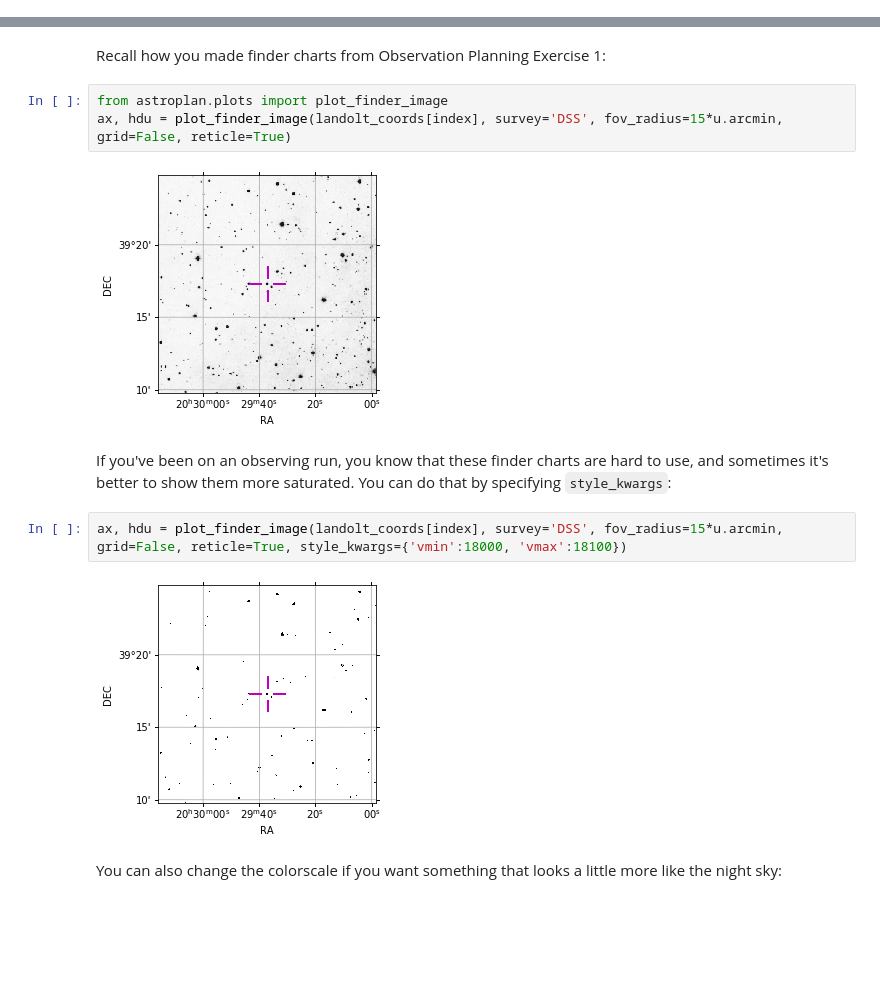
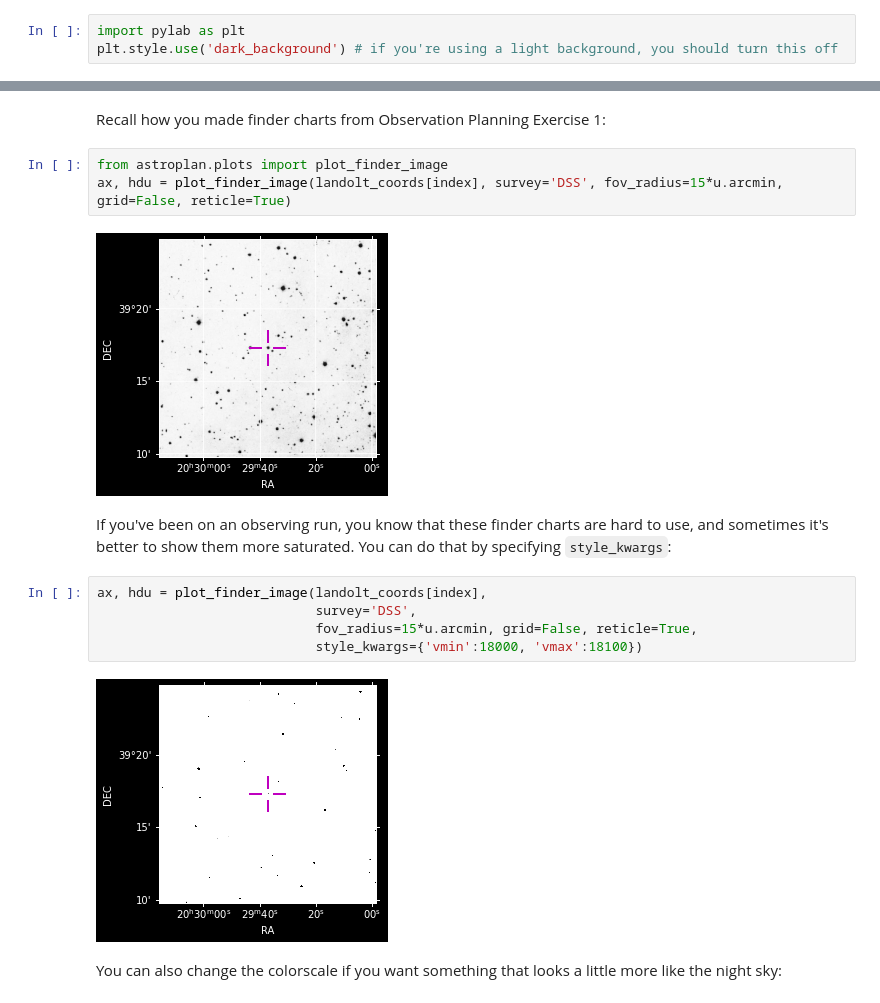
Before and after one commit to keflavich/AST3722_Public_Materials, a Jupyter notebook: Observation Planning Part 3.ipynb, the cells around one changed output, grey strips where cells are left out. Saved outputs shown, nothing was run; the diff lists cells and outputs as text; blank space fills up the shorter version.

```diff
--- a/Observation Planning Part 3.ipynb
+++ b/Observation Planning Part 3.ipynb
@@ -82 +88,4 @@ import pylab as plt
+# %%
+import pylab as plt
+plt.style.use('dark_background') # if you're using a light background, you should turn this off
 # %%
@@ -191,13 +197,16 @@ Recall how you made finder charts from Observation Planning Exercise 1:
 from astroplan.plots import plot_finder_image
 ax, hdu = plot_finder_image(landolt_coords[index], survey='DSS', fov_radius=15*u.arcmin, grid=False, reticle=True)
 # %% [output]
-[figure, old version]
+[figure, new version]
 # %% [markdown]
 If you've been on an observing run, you know that these finder charts are hard to use, and sometimes it's better to show them more saturated.  You can do that by specifying `style_kwargs`:
 # %%
-ax, hdu = plot_finder_image(landolt_coords[index], survey='DSS', fov_radius=15*u.arcmin, grid=False, reticle=True, style_kwargs={'vmin':18000, 'vmax':18100})
+ax, hdu = plot_finder_image(landolt_coords[index],
+                            survey='DSS',
+                            fov_radius=15*u.arcmin, grid=False, reticle=True,
+                            style_kwargs={'vmin':18000, 'vmax':18100})
 # %% [output]
-[figure, old version]
+[figure, new version]
 # %% [markdown]
 You can also change the colorscale if you want something that looks a little more like the night sky:
 # %%
```
Also changed, not shown: parts of 19 cells of this notebook, 3 other files.
